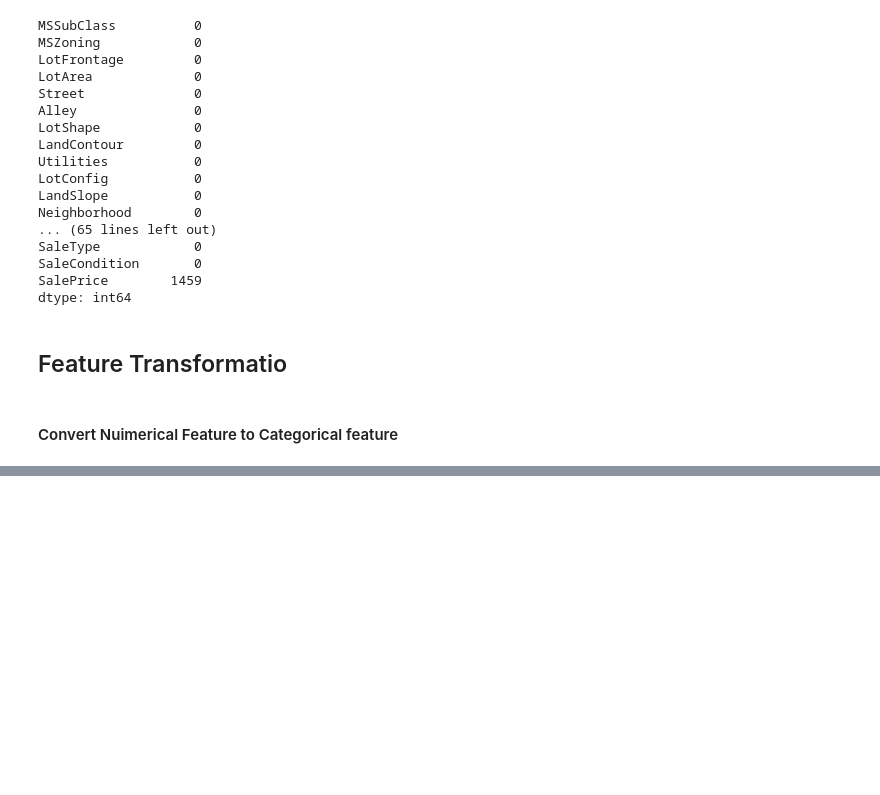
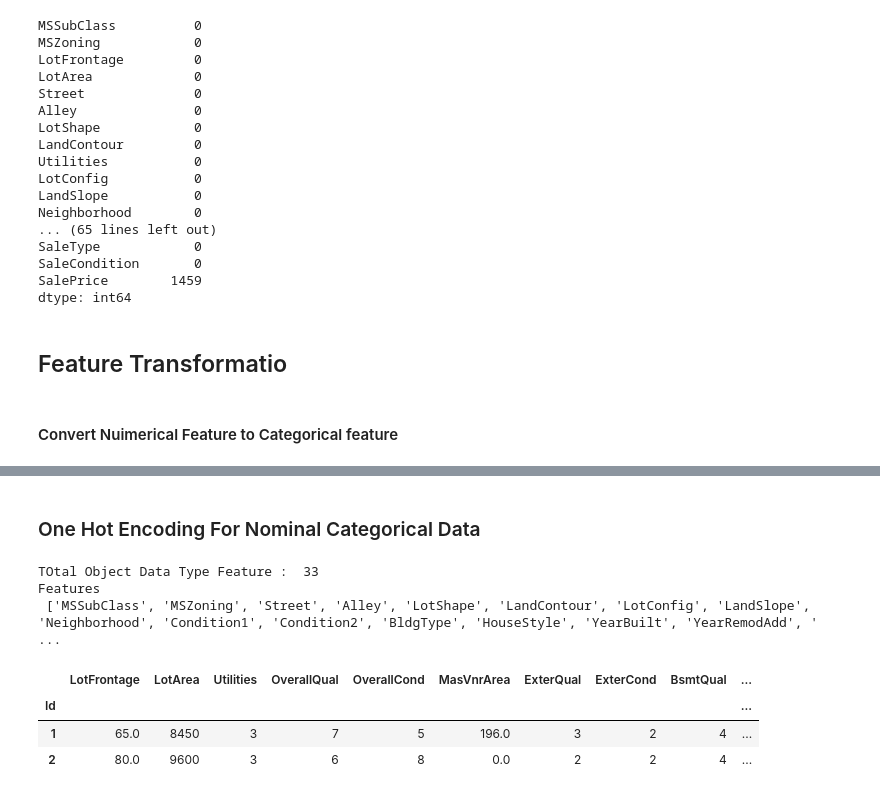
Before and after one commit to HarshRaut9945/House-Price-Prediction-Regression-Project, a Jupyter notebook: data.ipynb, the cells around one changed output, grey strips where cells are left out. Saved outputs shown, nothing was run; the diff lists cells and outputs as text; code cells hidden in the pictures; blank space fills up the shorter version.

```diff
--- a/data.ipynb
+++ b/data.ipynb
@@ -921,0 +1055,3 @@ dtype: int64
+# %%
+
+df_mvi["ExterQual"]=df_mvi["ExterQual"].astype(CategoricalDtype(categories=['po','Fa','TA','Gd','Ex',],ordered=True)).cat.codes
@@ -921,0 +1067,4 @@ dtype: int64
+# %%
+
+
+df_mvi["BsmtExposure"]=df_mvi["BsmtExposure"].astype(CategoricalDtype(categories=['NA','No','Mn','Av','Gd'],ordered=True)).cat.codes
@@ -921,0 +1081,43 @@ dtype: int64
+# %%
+from pandas.api.types import CategoricalDtype
+
+# Define ordered categories for each column
+ord_map = {
+    'ExterCond':      ['Po','Fa','TA','Gd','Ex'],
+    'BsmtQual':       ['NA','Po','Fa','TA','Gd','Ex'],
+    'BsmtCond':       ['NA','Po','Fa','TA','Gd','Ex'],
+    'BsmtFinType1':   ['NA','Unf','LwQ','Rec','BLQ','ALQ','GLQ'],
+    'BsmtFinType2':   ['NA','Unf','LwQ','Rec','BLQ','ALQ','GLQ'],
+    'HeatingQC':      ['Po','Fa','TA','Gd','Ex'],
+    'KitchenQual':    ['Po','Fa','TA','Gd','Ex'],
+    'FireplaceQu':    ['NA','Po','Fa','TA','Gd','Ex'],
+    'GarageQual':     ['NA','Po','Fa','TA','Gd','Ex'],
+    'GarageCond':     ['NA','Po','Fa','TA','Gd','Ex'],
+    'PoolQC':         ['NA','Fa','TA','Gd','Ex'],
+    'Functional':     ['Sal','Sev','Maj2','Maj1','Mod','Min2','Min1','Typ'],
+    'GarageFinish':   ['NA','Unf','RFn','Fin'],
+    'PavedDrive':     ['N','P','Y'],
+    'Utilities':      ['ELO','NoSeWa','NoSewr','AllPub']
+}
+
+# Apply encoding
+for col, categories in ord_map.items():
+    df_mvi[col] = df_mvi[col].astype(CategoricalDtype(categories=categories, ordered=True)).cat.codes
+# %% [markdown]
+### One Hot Encoding  For Nominal Categorical Data
+# %%
+df_encod=df_mvi.copy()
+object_features=df_encod.select_dtypes(include='object').columns.tolist()
+print("TOtal Object Data Type Feature : ",len(object_features))
+print("Features \n", object_features)
+# %% [output]
+TOtal Object Data Type Feature :  33
+Features
+ ['MSSubClass', 'MSZoning', 'Street', 'Alley', 'LotShape', 'LandContour', 'LotConfig', 'LandSlope', 'Neighborhood', 'Condition1', 'Condition2', 'BldgType', 'HouseStyle', 'YearBuilt', 'YearRemodAdd', ' ...
+# %%
+df_encod.head(2)
+# %% [output]
+|  | LotFrontage | LotArea | Utilities | OverallQual | OverallCond | MasVnrArea | ExterQual | ExterCond | BsmtQual | ... |
+| Id |  |  |  |  |  |  |  |  |  | ... |
+| 1 | 65.0 | 8450 | 3 | 7 | 5 | 196.0 | 3 | 2 | 4 | ... |
+| 2 | 80.0 | 9600 | 3 | 6 | 8 | 0.0 | 2 | 2 | 4 | ... |
```
Also changed, not shown: parts of 21 cells of this notebook.
